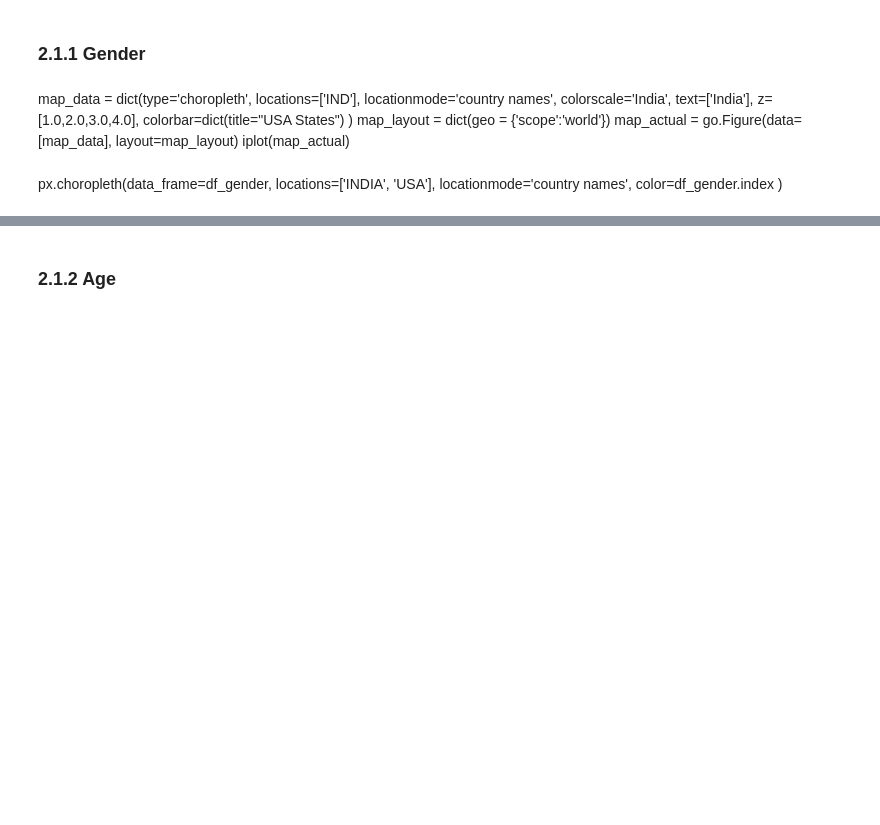
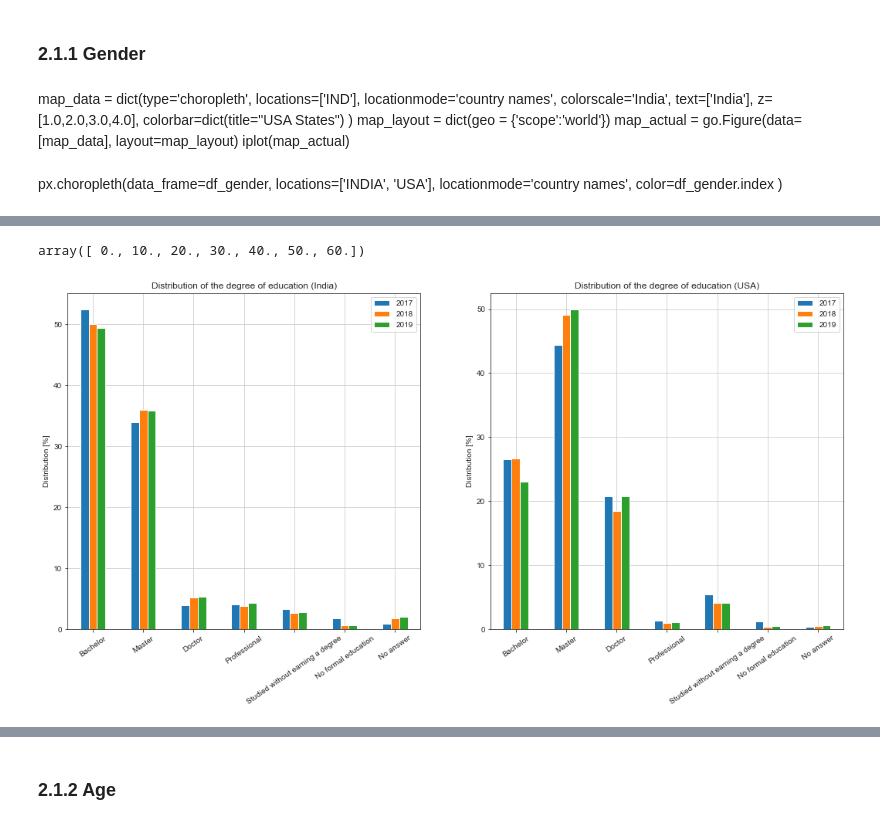
Before and after one commit to laurakah/BattleOfTheGiants, a Jupyter notebook: notebooks/plotly-experiment.ipynb, the cells around one changed output, grey strips where cells are left out. Cells and saved outputs as stored; diff of their text form; code cells hidden in the pictures; blank space fills up the shorter version.

```diff
--- a/notebooks/plotly-experiment.ipynb
+++ b/notebooks/plotly-experiment.ipynb
@@ -171,0 +322,22 @@ px.choropleth(data_frame=df_gender,
+# %%
+fig, ax = plt.subplots(ncols=2, figsize=(18,8))
+
+plt.rcParams.update({'font.size': 10})
+
+data1 = degree_in*100
+data2 =data2 = degree_us*100
+ax1 = data1.plot(kind="bar", ax=ax[0], rot=35, grid=True)
+ax2 = data2.plot(kind="bar", ax=ax[1], rot=35, grid=True)
+
+ax1.set_title("Distribution of the degree of education (India)")
+ax2.set_title("Distribution of the degree of education (USA)")
+
+ax1.set_ylabel('Distribution [%]')
+ax2.set_ylabel('Distribution [%]')
+ax1.get_yticks()
+
+ax2.get_yticks()
+#plt.box(on=None);
+# %% [output]
+array([ 0., 10., 20., 30., 40., 50., 60.])
+[figure, added]
```
Also changed, not shown: parts of 18 cells of this notebook.
